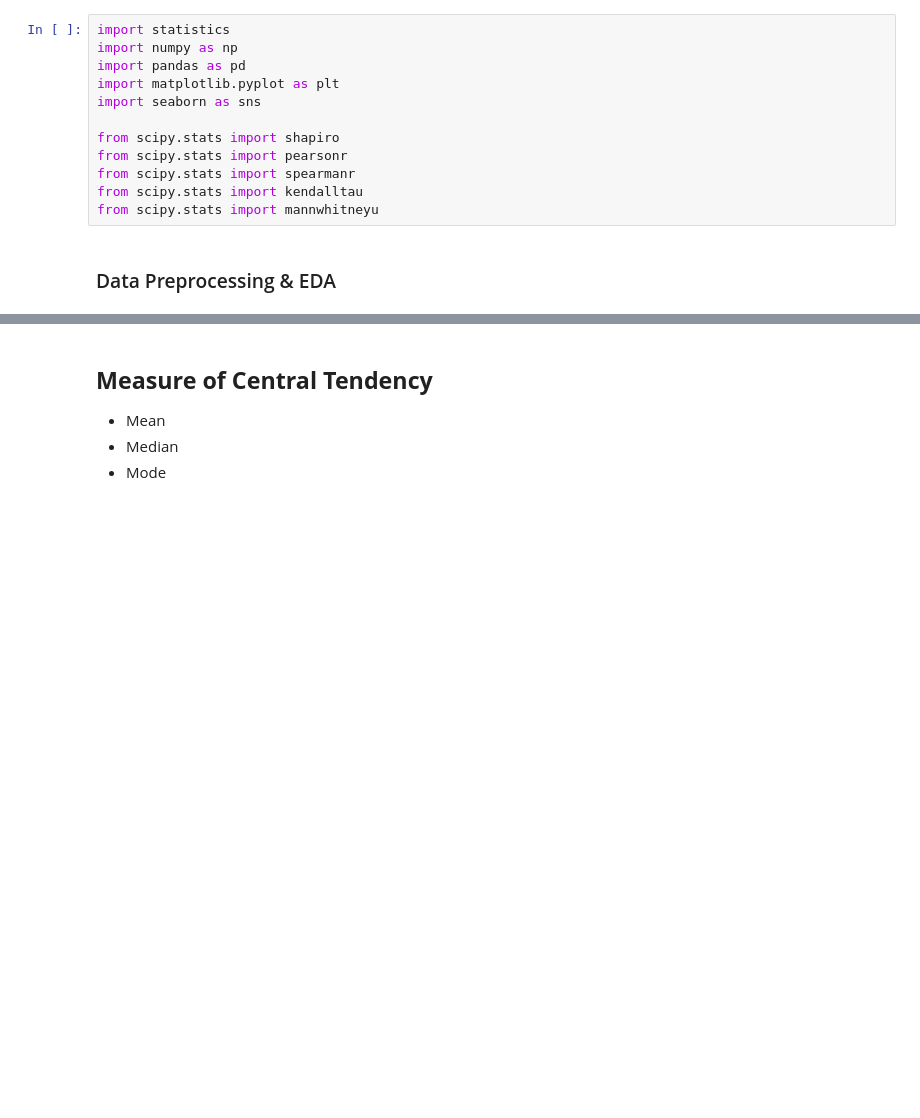
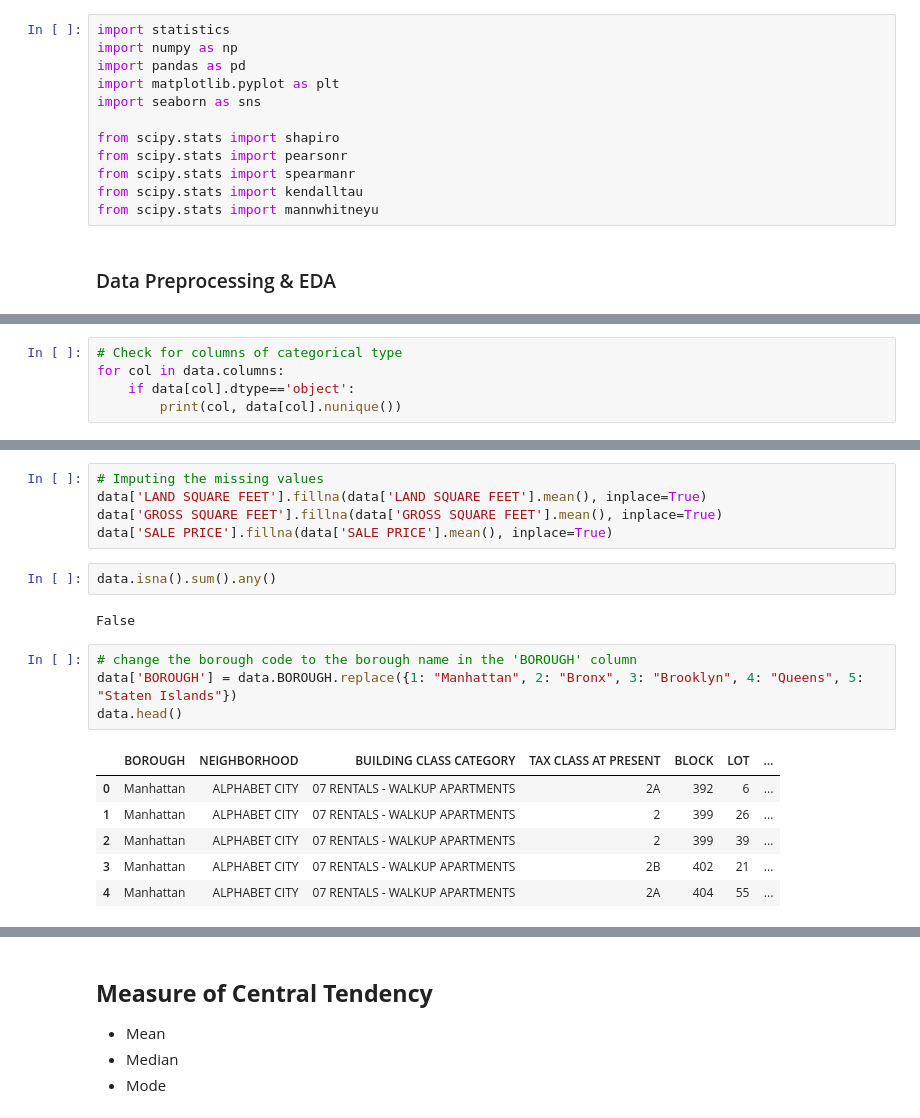
Before and after one commit to fwaafnn/Assigment1_DataVisualization, a Jupyter notebook: Assignment 2 - Statistics/PYTN_Assg_2_5_AfwaAfini.ipynb, the cells around one changed output, grey strips where cells are left out. Saved outputs shown, nothing was run; the diff lists cells and outputs as text; blank space fills up the shorter version.

```diff
--- a/Assignment 2 - Statistics/PYTN_Assg_2_5_AfwaAfini.ipynb
+++ b/Assignment 2 - Statistics/PYTN_Assg_2_5_AfwaAfini.ipynb
@@ -31,0 +69,5 @@ check the missing values :  False
+# %%
+# Check for columns of categorical type
+for col in data.columns:
+    if data[col].dtype=='object':
+        print(col, data[col].nunique())
@@ -74,2 +151,22 @@ memory usage: 13.5+ MB
+# %%
+# Imputing the missing values
+data['LAND SQUARE FEET'].fillna(data['LAND SQUARE FEET'].mean(), inplace=True)
+data['GROSS SQUARE FEET'].fillna(data['GROSS SQUARE FEET'].mean(), inplace=True)
+data['SALE PRICE'].fillna(data['SALE PRICE'].mean(), inplace=True)
+# %%
+data.isna().sum().any()
+# %% [output]
+False
+# %%
+# change the borough code to the borough name in the 'BOROUGH' column
+data['BOROUGH'] = data.BOROUGH.replace({1: "Manhattan", 2: "Bronx", 3: "Brooklyn", 4: "Queens", 5: "Staten Islands"})
+data.head()
+# %% [output]
+|  | BOROUGH | NEIGHBORHOOD | BUILDING CLASS CATEGORY | TAX CLASS AT PRESENT | BLOCK | LOT | ... |
+| 0 | Manhattan | ALPHABET CITY | 07 RENTALS - WALKUP APARTMENTS | 2A | 392 | 6 | ... |
+| 1 | Manhattan | ALPHABET CITY | 07 RENTALS - WALKUP APARTMENTS | 2 | 399 | 26 | ... |
+| 2 | Manhattan | ALPHABET CITY | 07 RENTALS - WALKUP APARTMENTS | 2 | 399 | 39 | ... |
+| 3 | Manhattan | ALPHABET CITY | 07 RENTALS - WALKUP APARTMENTS | 2B | 402 | 21 | ... |
+| 4 | Manhattan | ALPHABET CITY | 07 RENTALS - WALKUP APARTMENTS | 2A | 404 | 55 | ... |
 # %%
 # View the correlation
```
Also changed, not shown: parts of 20 cells of this notebook.
